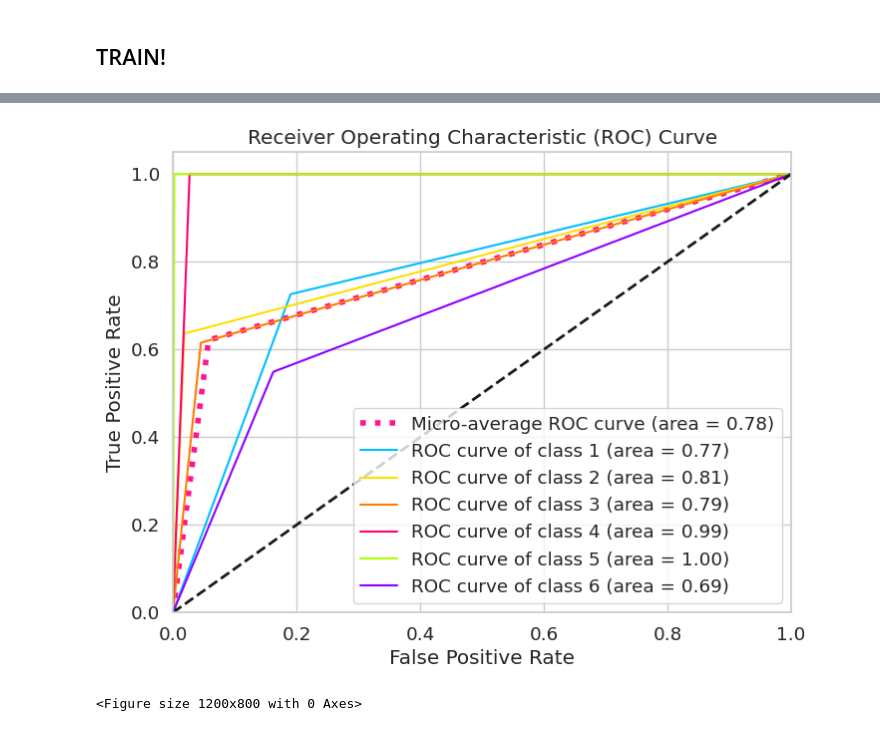
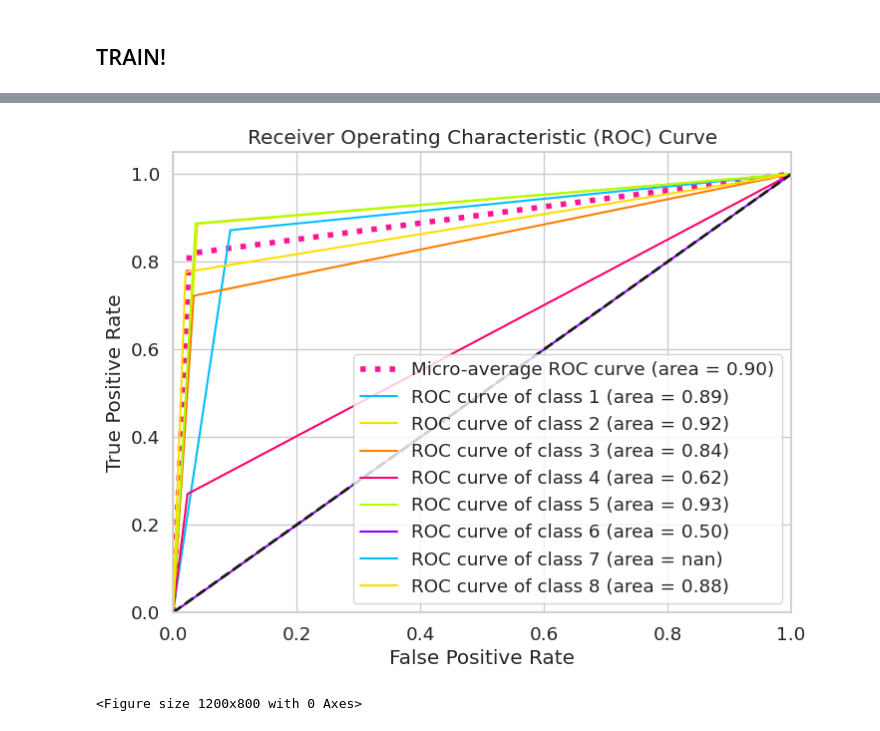
Before and after one commit to BluOyster29/bath-persuasion-detection, a Jupyter notebook: notebooks/BERT_MODELING.ipynb, the cells around one changed output, grey strips where cells are left out. Cells and saved outputs as stored; diff of their text form; code cells hidden in the pictures.

```diff
--- a/notebooks/BERT_MODELING.ipynb
+++ b/notebooks/BERT_MODELING.ipynb
@@ -196,7 +200,7 @@ if sampler:
 
 training_dataloader = DataLoader(
     training_dataset,
-    batch_size=32,
+    batch_size=64,
     sampler=sampler
 )
 # %% [output]
@@ -231,10 +271,10 @@ from tqdm.auto import tqdm
 
 
 device = 'cuda' if torch.cuda.is_available() else 'cpu'
-num_epochs = 5
+num_epochs = 15
 criterion = nn.BCEWithLogitsLoss()  # Binary cross-entropy loss for multilabel classification
 
-model = BertClassifier(bert_model, len(label_columns))
+model = BertClassifier('distilbert', BERT_MODEL_NAME, len(label_columns))
 model.to(device)
 
 optimizer = torch.optim.Adam(model.parameters(), lr=2e-5)
@@ -278,5 +336,6 @@ def train(model, training_dataloader, num_epochs):
 # %%
-avg_loss, model = train(model, training_dataloader, num_epochs)
+avg_loss, model = train_model(
+    model, training_dataloader, num_epochs, device, optimizer, criterion)
 # %%
 val_dataset = PersuasionStrategyDataset(
     test_df,
@@ -310,3 +387,5 @@ def eval_model(model, val_loader, device):
+# %%
+true_labels, predicted_labels = eval_model(model, val_loader, device)
 # %%
 from sklearn.metrics import classification_report, accuracy_score, f1_score, recall_score, precision_score
 
@@ -339,37 +434,39 @@ import numpy as np
 from sklearn.metrics import roc_curve, auc
 # %%
 all_predictions_int = np.array(predicted_labels).astype(int)
+
+LABEL_COLUMNS = training_dataloader.dataset.LABEL_COLUMNS
 
 fpr = dict()
 tpr = dict()
 roc_auc = dict()
 
 true_labels = np.array(true_labels).astype(int)
 for i in range(len(LABEL_COLUMNS)):  # num_classes is the number of classes
     fpr[i], tpr[i], _ = roc_curve(true_labels[:, i], all_predictions_int[:, i])
     roc_auc[i] = auc(fpr[i], tpr[i])
 
 # Compute micro-average ROC curve and ROC area
 fpr_micro, tpr_micro, _ = roc_curve(true_labels.ravel(), all_predictions_int.ravel())
 roc_auc_micro = auc(fpr_micro, tpr_micro)
 
 # Plot ROC curve
 plt.figure(figsize=(8, 6))
 plt.plot(fpr_micro, tpr_micro, label='Micro-average ROC curve (area = {0:0.2f})'
          ''.format(roc_auc_micro), color='deeppink', linestyle=':', linewidth=4)
 
 for i in range(len(LABEL_COLUMNS)):
     plt.plot(fpr[i], tpr[i], label='ROC curve of class {0} (area = {1:0.2f})'
              ''.format(i+1, roc_auc[i]))
 
 plt.plot([0, 1], [0, 1], 'k--', linewidth=2)  # Plot diagonal line
 plt.xlim([0.0, 1.0])
 plt.ylim([0.0, 1.05])
 plt.xlabel('False Positive Rate')
 plt.ylabel('True Positive Rate')
 plt.title('Receiver Operating Characteristic (ROC) Curve')
 plt.legend(loc="lower right")
 plt.show()
 # %% [output]
-[figure, old version]
+[figure, new version]
 # %%
```
Also changed, not shown: parts of 12 cells of this notebook.
